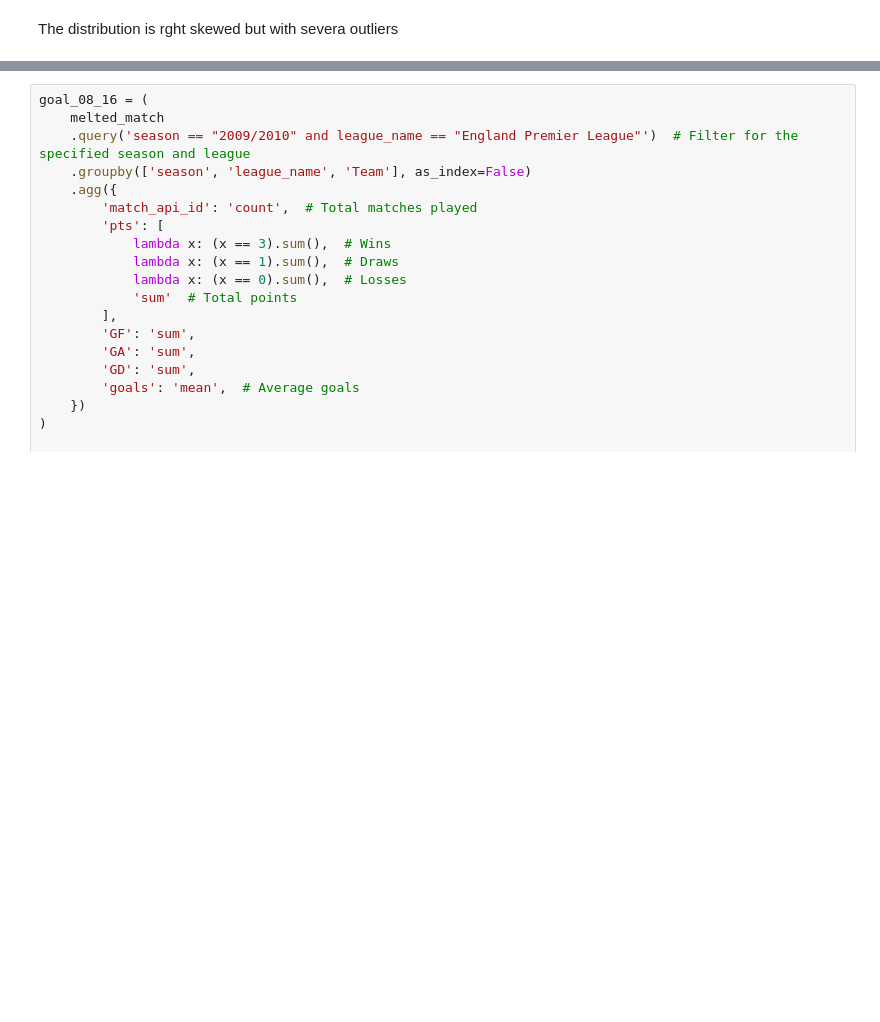
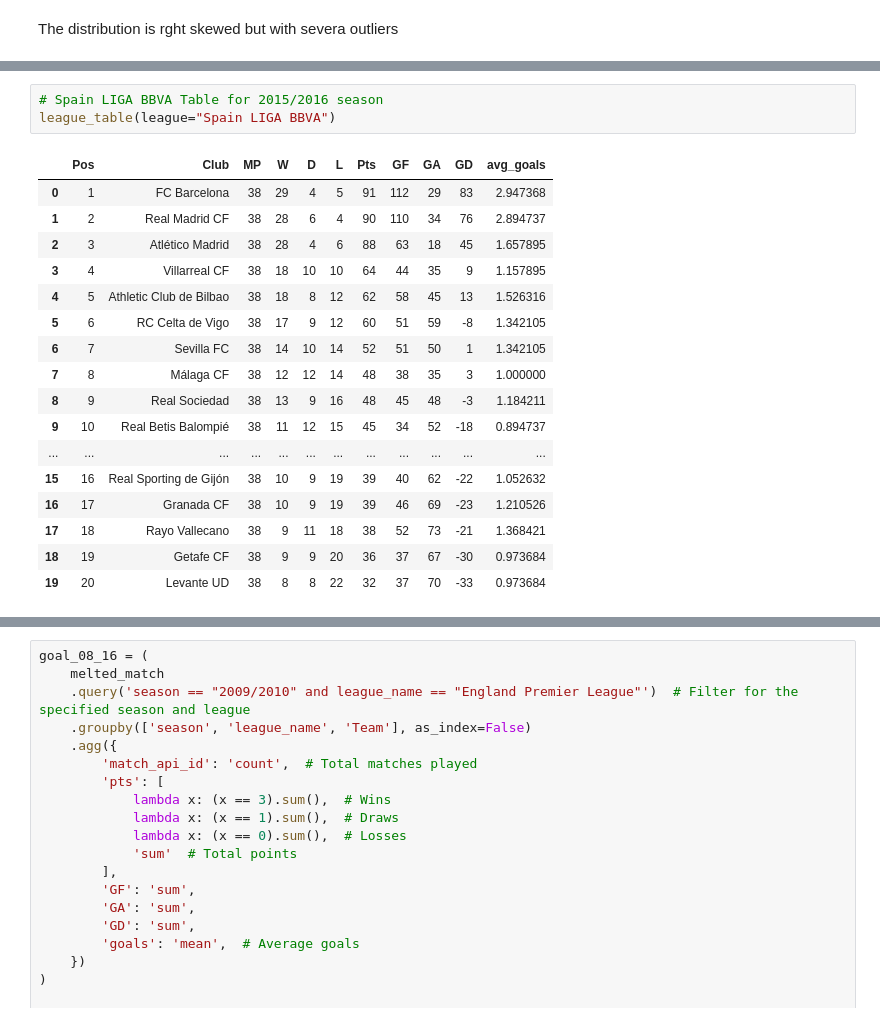
Before and after one commit to Daviedavie100/Investigating_dataset_project, a Jupyter notebook: Investigate_a_Dataset.ipynb, the cells around one changed output, grey strips where cells are left out. Cells and saved outputs as stored; diff of their text form; blank space fills up the shorter version.

```diff
--- a/Investigate_a_Dataset.ipynb
+++ b/Investigate_a_Dataset.ipynb
@@ -1388,0 +1493,21 @@ The distribution is rght skewed but with severa outliers
+# %%
+# Spain LIGA BBVA Table for 2015/2016 season
+league_table(league="Spain LIGA BBVA")
+# %% [output]
+|  | Pos | Club | MP | W | D | L | Pts | GF | GA | GD | avg_goals |
+| 0 | 1 | FC Barcelona | 38 | 29 | 4 | 5 | 91 | 112 | 29 | 83 | 2.947368 |
+| 1 | 2 | Real Madrid CF | 38 | 28 | 6 | 4 | 90 | 110 | 34 | 76 | 2.894737 |
+| 2 | 3 | Atlético Madrid | 38 | 28 | 4 | 6 | 88 | 63 | 18 | 45 | 1.657895 |
+| 3 | 4 | Villarreal CF | 38 | 18 | 10 | 10 | 64 | 44 | 35 | 9 | 1.157895 |
+| 4 | 5 | Athletic Club de Bilbao | 38 | 18 | 8 | 12 | 62 | 58 | 45 | 13 | 1.526316 |
+| 5 | 6 | RC Celta de Vigo | 38 | 17 | 9 | 12 | 60 | 51 | 59 | -8 | 1.342105 |
+| 6 | 7 | Sevilla FC | 38 | 14 | 10 | 14 | 52 | 51 | 50 | 1 | 1.342105 |
+| 7 | 8 | Málaga CF | 38 | 12 | 12 | 14 | 48 | 38 | 35 | 3 | 1.000000 |
+| 8 | 9 | Real Sociedad | 38 | 13 | 9 | 16 | 48 | 45 | 48 | -3 | 1.184211 |
+| 9 | 10 | Real Betis Balompié | 38 | 11 | 12 | 15 | 45 | 34 | 52 | -18 | 0.894737 |
+| ... | ... | ... | ... | ... | ... | ... | ... | ... | ... | ... | ... |
+| 15 | 16 | Real Sporting de Gijón | 38 | 10 | 9 | 19 | 39 | 40 | 62 | -22 | 1.052632 |
+| 16 | 17 | Granada CF | 38 | 10 | 9 | 19 | 39 | 46 | 69 | -23 | 1.210526 |
+| 17 | 18 | Rayo Vallecano | 38 | 9 | 11 | 18 | 38 | 52 | 73 | -21 | 1.368421 |
+| 18 | 19 | Getafe CF | 38 | 9 | 9 | 20 | 36 | 37 | 67 | -30 | 0.973684 |
+| 19 | 20 | Levante UD | 38 | 8 | 8 | 22 | 32 | 37 | 70 | -33 | 0.973684 |
```
Also changed, not shown: parts of 25 cells of this notebook.
